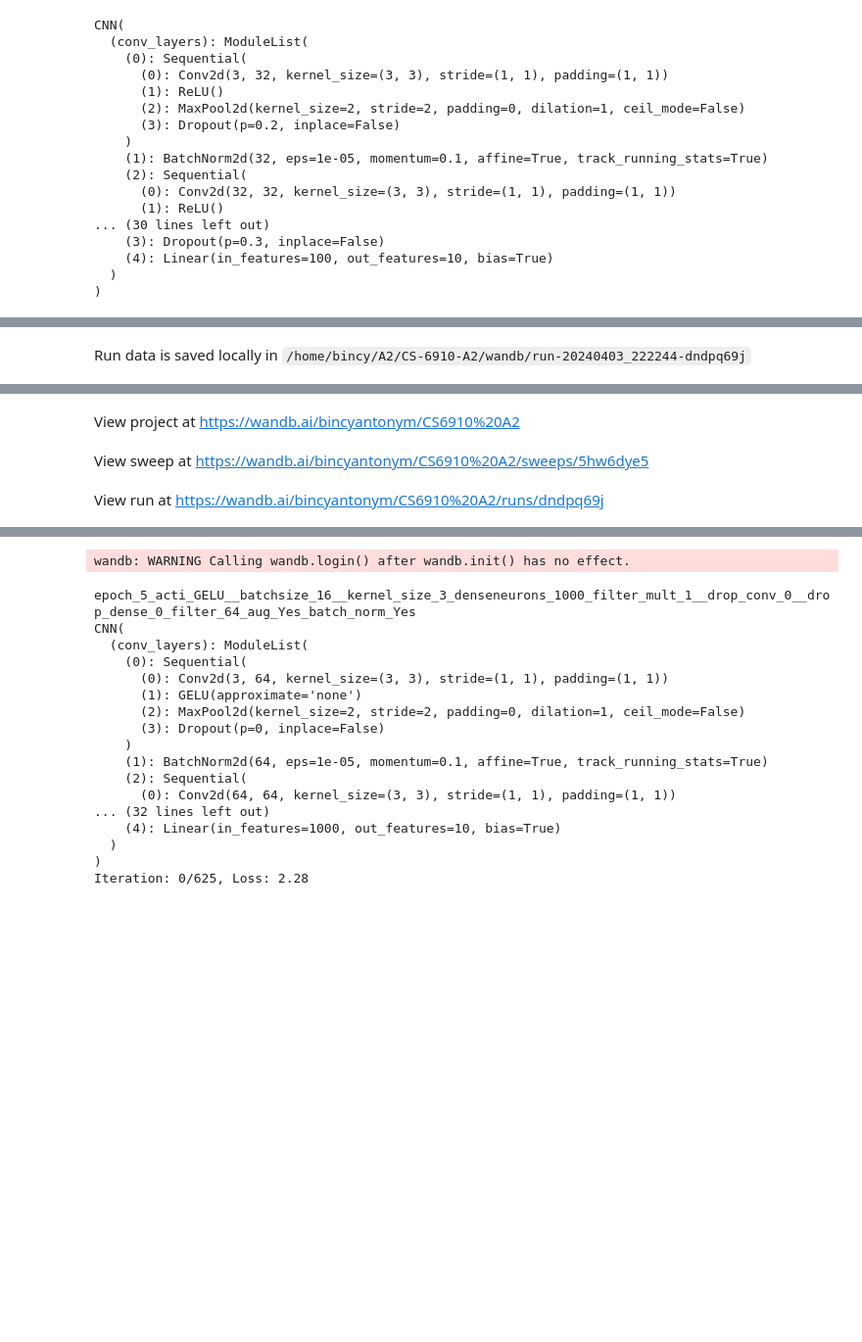
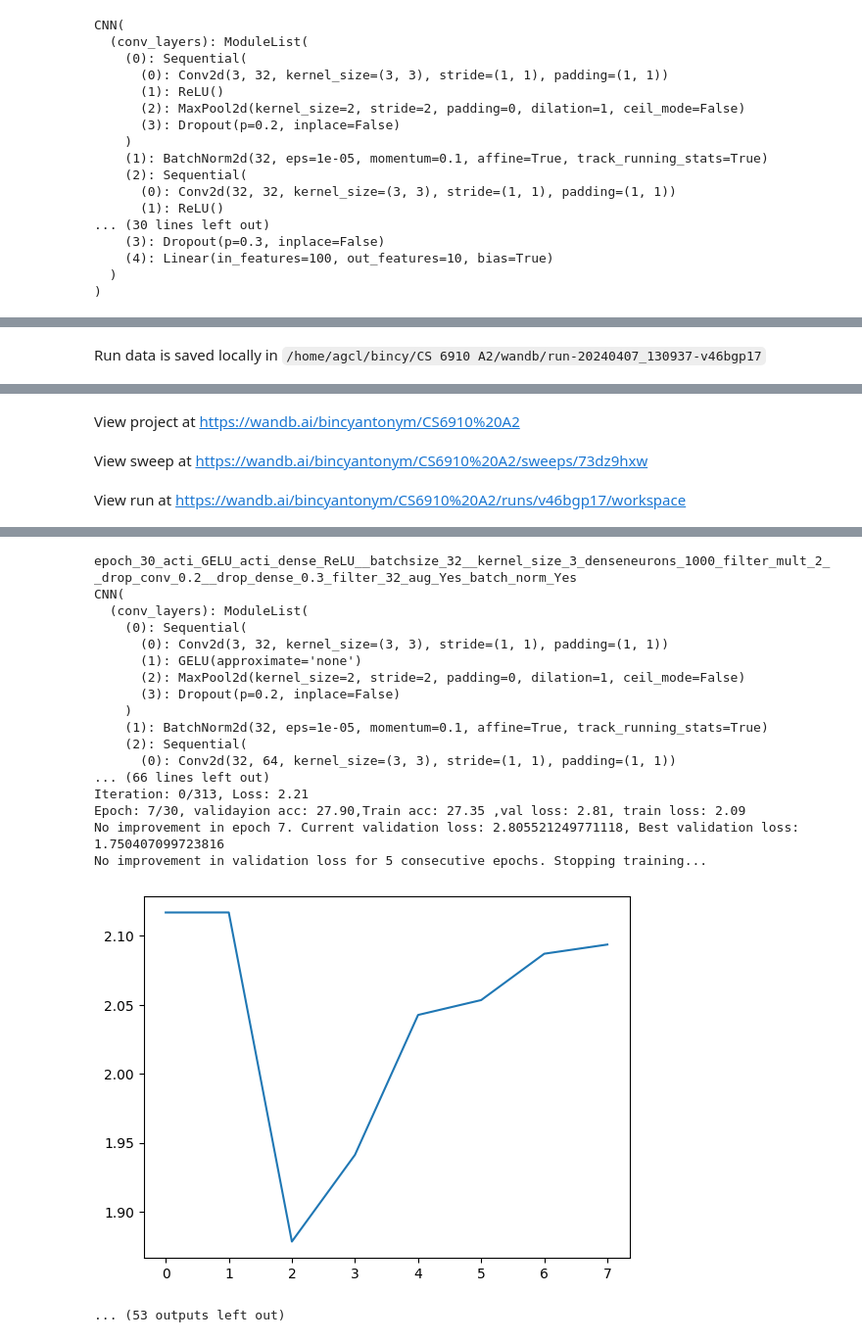
Before and after one commit to tamanbodhi/CS-6910-A2, a Jupyter notebook: train_sweep.ipynb, the cells around one changed output, grey strips where cells are left out. Shown at 98% size. Saved outputs shown, nothing was run; the diff lists cells and outputs as text; code cells hidden in the pictures; blank space fills up the shorter version.

```diff
--- a/train_sweep.ipynb
+++ b/train_sweep.ipynb
@@ -143,8 +143,8 @@ def prepare(batch_size=64, use_data_augmentation=False):
     # Transformations for validation and test data (no augmentation)
     test_transform = transforms.Compose(common_transforms)
 
-    train_data_path = '/home/bincy/A2/CS-6910-A2/inaturalist_12K/train'
-    test_data_path = '/home/bincy/A2/CS-6910-A2/inaturalist_12K/val'
+    train_data_path = '/home/agcl/bincy/CS 6910 A2/inaturalist_12K/train'
+    test_data_path = '/home/agcl/bincy/CS 6910 A2/inaturalist_12K/val'
 
     # Load the training dataset with the train_transform
     full_train_dataset = datasets.ImageFolder(train_data_path, transform=train_transform)
@@ -178,7 +178,7 @@ def imshow(img,figsize=(8,8)):
 
 
 class CNN(nn.Module):
-    def __init__(self, num_classes=10, in_channels=3, num_filters=[32, 32, 32, 32, 32],kernel_size=3, pool_size=2,drop_conv=0.2, drop_dense=0.3,dense_neurons=100,activation="ReLU",use_batch_norm=True, use_data_augmentation=True):
+    def __init__(self, num_classes=10, in_channels=3, num_filters=[32, 32, 32, 32, 32],kernel_size=3, pool_size=2,drop_conv=0.2, drop_dense=0.3,dense_neurons=100,activation="ReLU",activation_dense="ReLU",use_batch_norm=True, use_data_augmentation=True):
         super(CNN, self).__init__()
         self.conv_layers = nn.ModuleList()
         activations = {
@@ -194,6 +194,7 @@ class CNN(nn.Module):
 
 
             activation_function=activations.get(activation, nn.ReLU())
+            activation_dense_function=activations.get(activation, nn.ReLU())
 
         # Get the
             self.conv_layers.append(
@@ -215,7 +216,7 @@ class CNN(nn.Module):
         self.dense_layers = nn.Sequential(
             nn.Flatten(),
             nn.Linear(num_filters[-1] * (256 // (pool_size**len(num_filters))) * (256 // (pool_size**len(num_filters))), dense_neurons),
-            nn.ReLU(),
+            activation_dense_function,
             nn.Dropout(drop_dense),  # Adding dropout with probability 0.2
             nn.Linear(dense_neurons, num_classes)
         )
@@ -379,14 +385,15 @@ def fit(config):
 # %%
+
 def train():
    with wandb.init() as run:
-        run_name = f'epoch_{wandb.config.epochs}_acti_{wandb.config.activation}__batchsize_{wandb.config.batch_size}__kernel_size_{wandb.config.kernel_size}_denseneurons_{wandb.config.dense}_filter_mult_{wandb.config.filter_mult}__drop_conv_{wandb.config.drop_conv}__drop_dense_{wandb.config.drop_dense}_filter_{wandb.config.filter}_aug_{wandb.config.data_augmentation}_batch_norm_{wandb.config.batch_normalization}'
+        run_name = f'epoch_{wandb.config.epochs}_acti_{wandb.config.activation}_acti_dense_{wandb.config.activation_dense}__batchsize_{wandb.config.batch_size}__kernel_size_{wandb.config.kernel_size}_denseneurons_{wandb.config.dense}_filter_mult_{wandb.config.filter_mult}__drop_conv_{wandb.config.drop_conv}__drop_dense_{wandb.config.drop_dense}_filter_{wandb.config.filter}_aug_{wandb.config.data_augmentation}_batch_norm_{wandb.config.batch_normalization}'
         wandb.run.name = run_name
         print(run_name)
         fit(wandb.config)
         wandb.run.save()
 # %%
 sweep_config = {
-  "name": "The initial random sweep-100 runs",
+  "name": "2080 Random sweep 30 [1]",
   "metric": {
       "name": "accuracy_validation",
       "goal": "maximize"
@@ -394,37 +401,40 @@ sweep_config = {
   "method": "random",
   "parameters": {
         "epochs": {
-            "values": [3,5,8,10,15]
+            "values": [30]
         },
         "batch_size": {
-            "values": [4,16,32]
+            "values": [32]
         },
         "filter":{
-            "values":[32,64]
+            "values":[32]
         },
         "kernel_size":{
-            "values":[3,5,7,11]
+            "values":[3,5]
         },
         "drop_conv": {
-            "values": [0, 0.1,0.2]
+            "values": [0.1,0,0.2]
         },
         "drop_dense": {
-            "values": [0, 0.2,0.3]
+            "values": [0.2,0.3]
         },
         "filter_mult": {
-            "values": [1,0.5,2]
+            "values": [1,2,0.5]
+        },
+        "activation_dense": {
+            "values": ["ReLU","GELU","SiLU"]  # Specify activation functions as strings
         },
         "activation": {
-            "values": ["Tanh","GELU","SiLU","Mish"]  # Specify activation functions as strings
+            "values": ["ReLU","GELU","SiLU"]  # Specify activation functions as strings
         },
         "dense": {
-            "values": [2000,1000]  # Specify activation functions as strings
+            "values": [256,500,1000]  # Specify activation functions as strings
         },
         "data_augmentation": {"values": ["Yes"]},
         "batch_normalization": {"values": ["Yes"]},
     }
 }
 sweep_id = wandb.sweep(sweep_config, project="CS6910 A2")
-wandb.agent(sweep_id, function = train,count=100)
+wandb.agent(sweep_id, function = train,count=30)
 wandb.finish()
 # %% [output]
@@ -450 +459 @@ Tracking run with wandb version 0.16.4
-Run data is saved locally in /home/bincy/A2/CS-6910-A2/wandb/run-20240403_222244-dndpq69j
+Run data is saved locally in /home/agcl/bincy/CS 6910 A2/wandb/run-20240407_130937-v46bgp17
@@ -453,3 +462,3 @@ Sweep page: https://wandb.ai/bincyantonym/CS6910%20A2/sweeps/5hw6dye5
 View project at https://wandb.ai/bincyantonym/CS6910%20A2
-View sweep at https://wandb.ai/bincyantonym/CS6910%20A2/sweeps/5hw6dye5
+View sweep at https://wandb.ai/bincyantonym/CS6910%20A2/sweeps/73dz9hxw
-View run at https://wandb.ai/bincyantonym/CS6910%20A2/runs/dndpq69j
+View run at https://wandb.ai/bincyantonym/CS6910%20A2/runs/v46bgp17/workspace
@@ -456,18 +466,19 @@ View run at https://wandb.ai/bincyantonym/CS6910%20A2/runs/dndpq69j
-wandb: WARNING Calling wandb.login() after wandb.init() has no effect.
+epoch_30_acti_GELU_acti_dense_ReLU__batchsize_32__kernel_size_3_denseneurons_1000_filter_mult_2__drop_conv_0.2__drop_dense_0.3_filter_32_aug_Yes_batch_norm_Yes
+CNN(
+  (conv_layers): ModuleList(
+    (0): Sequential(
+      (0): Conv2d(3, 32, kernel_size=(3, 3), stride=(1, 1), padding=(1, 1))
+      (1): GELU(approximate='none')
+      (2): MaxPool2d(kernel_size=2, stride=2, padding=0, dilation=1, ceil_mode=False)
+      (3): Dropout(p=0.2, inplace=False)
+    )
+    (1): BatchNorm2d(32, eps=1e-05, momentum=0.1, affine=True, track_running_stats=True)
+    (2): Sequential(
+      (0): Conv2d(32, 64, kernel_size=(3, 3), stride=(1, 1), padding=(1, 1))
+... (66 lines left out)
+Iteration: 0/313, Loss: 2.21
+Epoch: 7/30, validayion acc: 27.90,Train acc: 27.35 ,val loss: 2.81, train loss: 2.09
+No improvement in epoch 7. Current validation loss: 2.805521249771118, Best validation loss: 1.750407099723816
+No improvement in validation loss for 5 consecutive epochs. Stopping training...
+[figure, added]
-epoch_5_acti_GELU__batchsize_16__kernel_size_3_denseneurons_1000_filter_mult_1__drop_conv_0__drop_dense_0_filter_64_aug_Yes_batch_norm_Yes
-CNN(
-  (conv_layers): ModuleList(
-    (0): Sequential(
-      (0): Conv2d(3, 64, kernel_size=(3, 3), stride=(1, 1), padding=(1, 1))
-      (1): GELU(approximate='none')
-      (2): MaxPool2d(kernel_size=2, stride=2, padding=0, dilation=1, ceil_mode=False)
-      (3): Dropout(p=0, inplace=False)
-    )
-    (1): BatchNorm2d(64, eps=1e-05, momentum=0.1, affine=True, track_running_stats=True)
-    (2): Sequential(
-      (0): Conv2d(64, 64, kernel_size=(3, 3), stride=(1, 1), padding=(1, 1))
-... (32 lines left out)
-    (4): Linear(in_features=1000, out_features=10, bias=True)
-  )
-)
-Iteration: 0/625, Loss: 2.28
+... (53 outputs left out)
```
Also changed, not shown: parts of 4 cells of this notebook.
